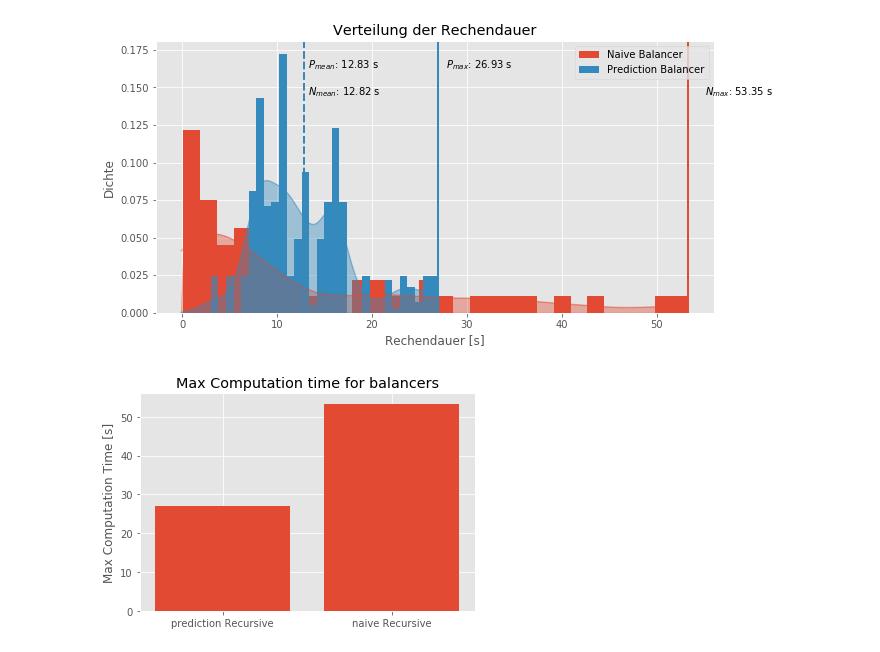
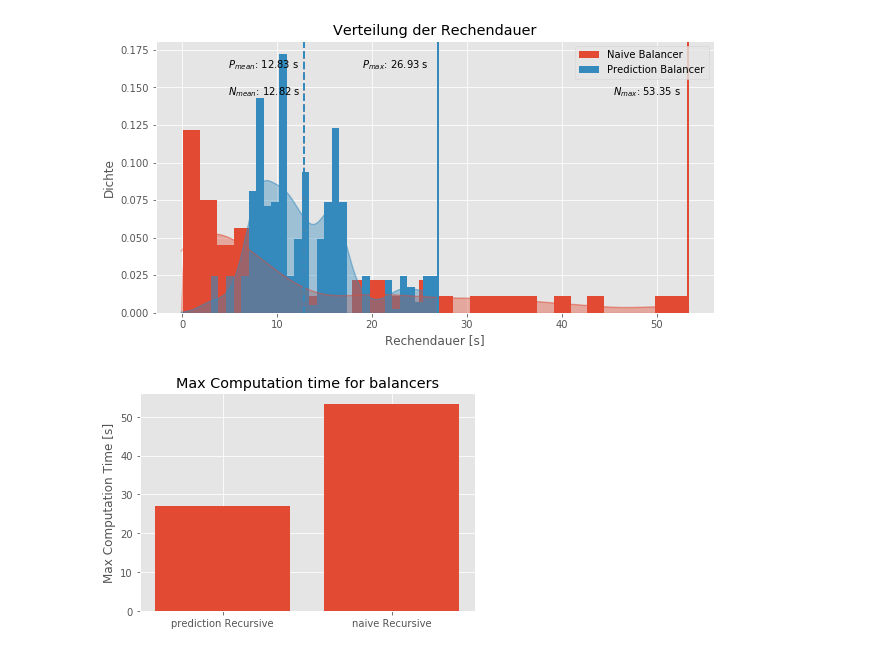
Before and after one commit to eragp/mandelbrot, a Jupyter notebook: eval/balancers/balancers_distribution.ipynb, the cells around one changed output. Saved outputs shown, nothing was run; the diff lists cells and outputs as text; code cells hidden in the pictures.

```diff
--- a/eval/balancers/balancers_distribution.ipynb
+++ b/eval/balancers/balancers_distribution.ipynb
@@ -108,36 +108,36 @@ def histogram(y_data1, y1_label, y_data2, y2_label,
     def drawLine(ax, x, label, y_offset, color, style):
         ax.axvline(x, linestyle=style, lw=2, color=color)
         _, max_ = plt.ylim()
-        plt.text(x + x / num_bins,
+        plt.text(x-  8,
              max_ - max_* y_offset/ 10,
              label + ': {:.2f} s'.format(x))
 
     drawLine(ax, y1_mean, "$N_{mean}$",
              2,
              y1_color, 'dashed')
     drawLine(ax, y1_max, "$N_{max}$",
              2,
              y1_color, 'solid')
     drawLine(ax, y2_mean, "$P_{mean}$",
              1,
              y2_color, 'dashed')
     drawLine(ax, y2_max, "$P_{max}$",
              1,
              y2_color, 'solid')
 
 
-    # fig.savefig("distribution.svg", format="svg")
+    save_fig(fig, "distribution")
     plt.show()
 
 histogram(naive,
           "Naive Balancer",
           prediction,
           "Prediction Balancer",
           x_label='Rechendauer [s]',
           y_label='Dichte',
           title='Verteilung der Rechendauer')
 # %% [output]
-[figure, old version]
+[figure, new version]
 # %%
 names= ["prediction Recursive", "naive Recursive"]
 y = np.asarray([prediction.max(), naive.max()])
```
Also changed, not shown: 21 other files.
